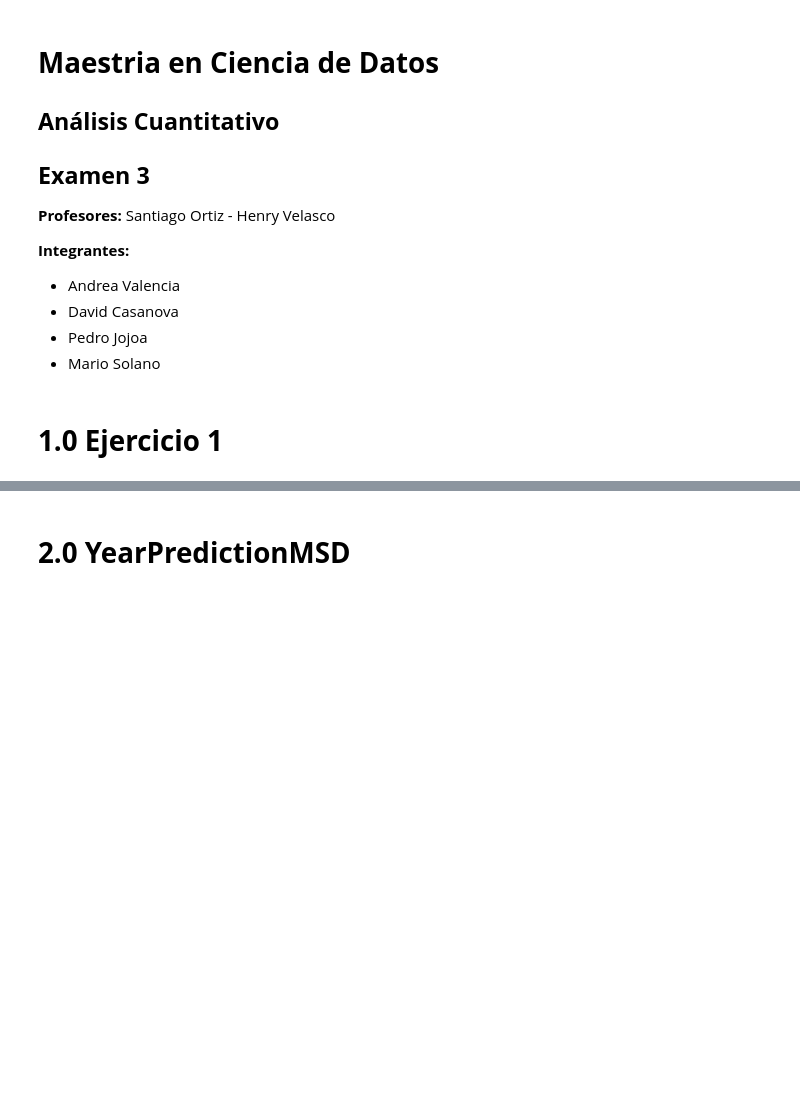
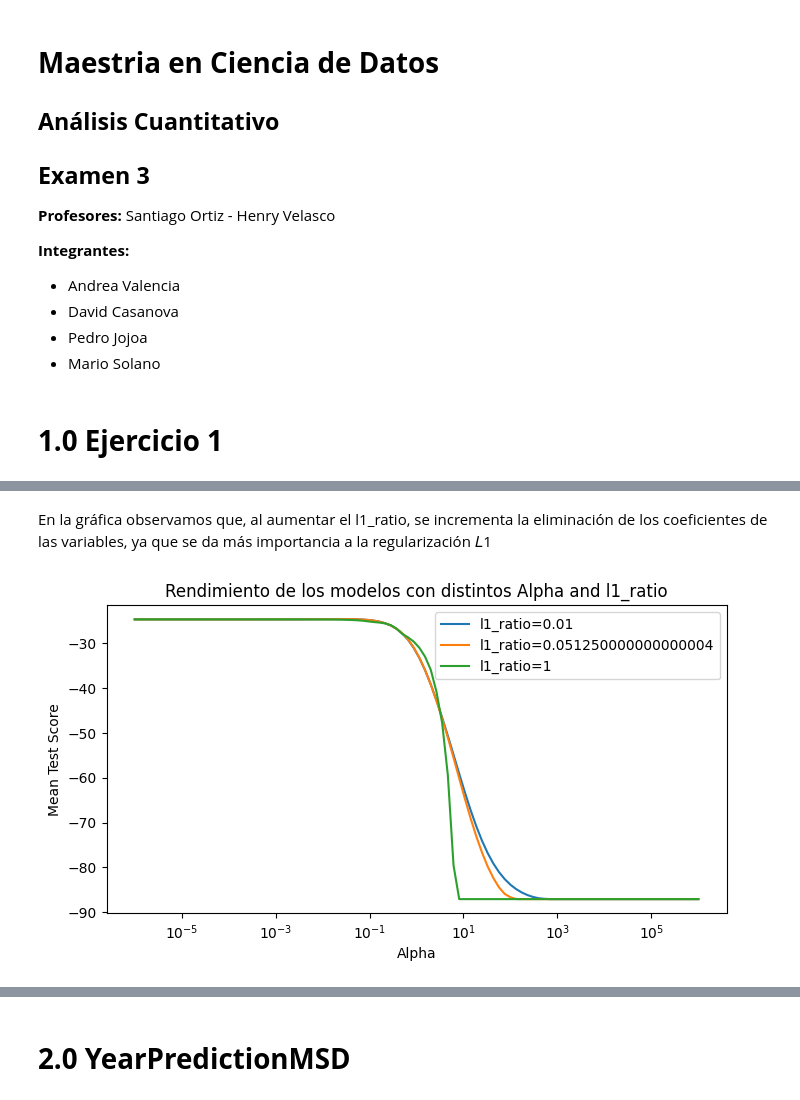
Before and after one commit to MarioSolano98/actividad-evaluativa3-AC, a Jupyter notebook: actividad_evaluativa3.ipynb, the cells around one changed output, grey strips where cells are left out. Drawn from its saved outputs; the diff is of its cells as text; code cells hidden in the pictures; blank space fills up the shorter version.

```diff
--- a/actividad_evaluativa3.ipynb
+++ b/actividad_evaluativa3.ipynb
@@ -16,0 +229,21 @@
+# %% [markdown]
+En la gráfica observamos que, al aumentar el l1_ratio, se incrementa la eliminación de los coeficientes de las variables, ya que se da más importancia a la regularización 𝐿1
+# %%
+# Convertir los resultados a un DataFrame
+results = pd.DataFrame(elastic_net_cv.cv_results_)
+
+# Visualización
+plt.figure(figsize=(8, 4))
+
+for l1_ratio in [0.01, 0.051250000000000004, 1]:
+  subset = results[results['param_l1_ratio'] == l1_ratio]
+  plt.plot(subset['param_alpha'], subset['mean_test_score'], label=f'l1_ratio={l1_ratio}')
+
+plt.xscale('log')
+plt.xlabel('Alpha')
+plt.ylabel('Mean Test Score')
+plt.title('Rendimiento de los modelos con distintos Alpha and l1_ratio')
+plt.legend()
+plt.show()
+# %% [output]
+[figure, added]
```
Also changed, not shown: parts of 23 cells of this notebook.
